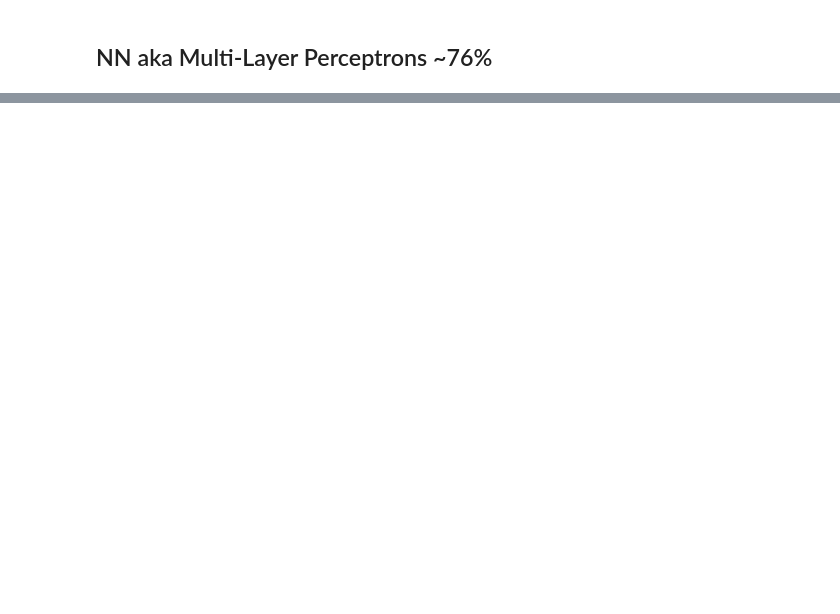
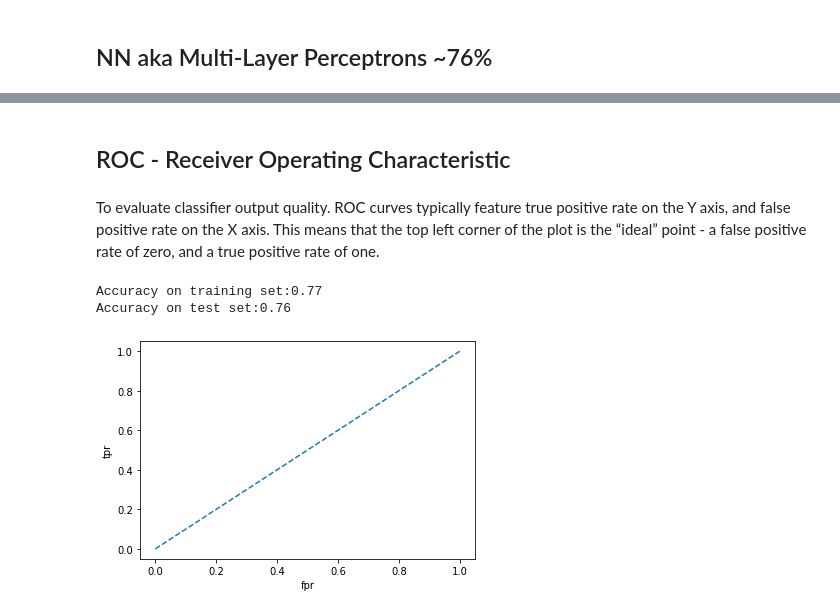
Before and after one commit to BernhardFleck/PredictCardiacDisease, a Jupyter notebook: JupyterML/SCED_ML_Project.ipynb, the cells around one changed output, grey strips where cells are left out. Cells and saved outputs as stored; diff of their text form; code cells hidden in the pictures; blank space fills up the shorter version.

```diff
--- a/JupyterML/SCED_ML_Project.ipynb
+++ b/JupyterML/SCED_ML_Project.ipynb
@@ -354,0 +529,16 @@ print("Accuracy on test set:{:.2f}".format(mlp.score(X_test, y_test)))
+# %% [markdown]
+## ROC - Receiver Operating Characteristic
+# %% [markdown]
+To evaluate classifier output quality.
+ROC curves typically feature true positive rate on the Y axis, and false positive rate on the X axis. This means that the top left corner of the plot is the “ideal” point - a false positive rate of zero, and a true positive rate of one.
+# %%
+from sklearn.neural_network import MLPClassifier
+
+mlp = MLPClassifier(max_iter=1000, random_state=10)
+mlp.fit(X_train, y_train)
+
+print("Accuracy on training set:{:.2f}".format(mlp.score(X_train, y_train)))
+print("Accuracy on test set:{:.2f}".format(mlp.score(X_test, y_test)))
+# %% [output]
+Accuracy on training set:0.77
+Accuracy on test set:0.76
@@ -354,0 +551,8 @@ print("Accuracy on test set:{:.2f}".format(mlp.score(X_test, y_test)))
+# %%
+import matplotlib.pyplot as plt
+plt.plot([0,1], [0,1], linestyle ='--')
+plt.xlabel('fpr')
+plt.ylabel('tpr')
+plt.show()
+# %% [output]
+[figure, added]
```
Also changed, not shown: parts of 27 cells of this notebook, 1 other file.
